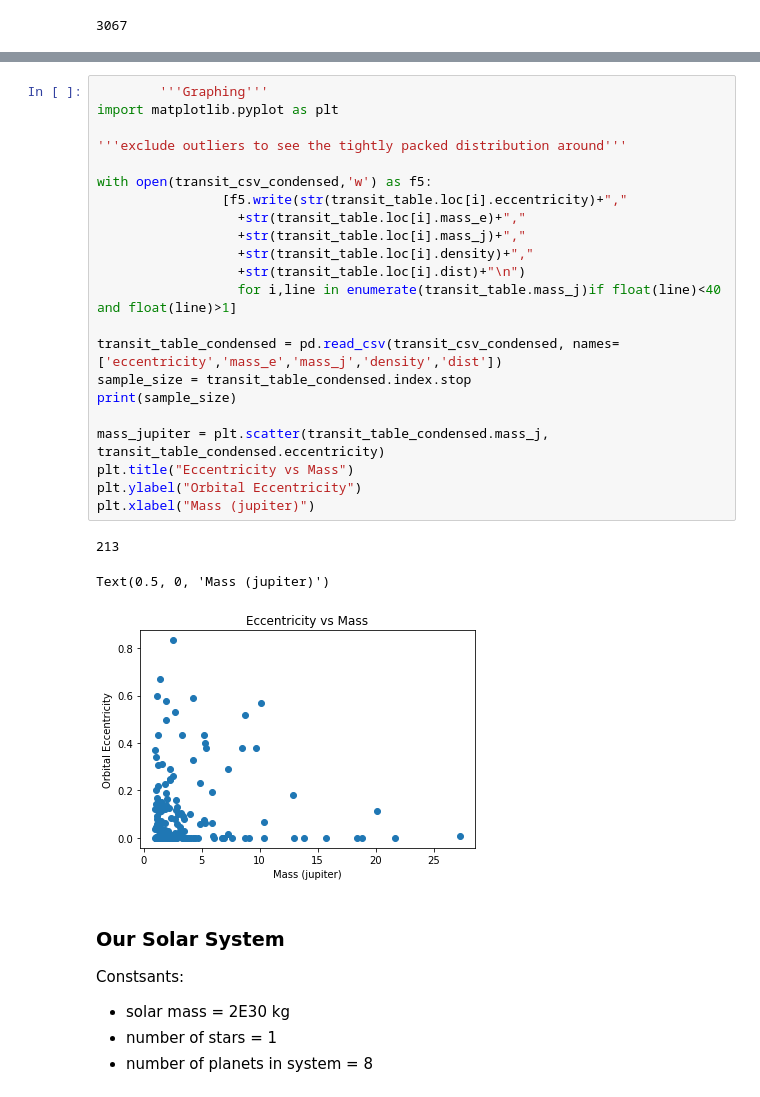
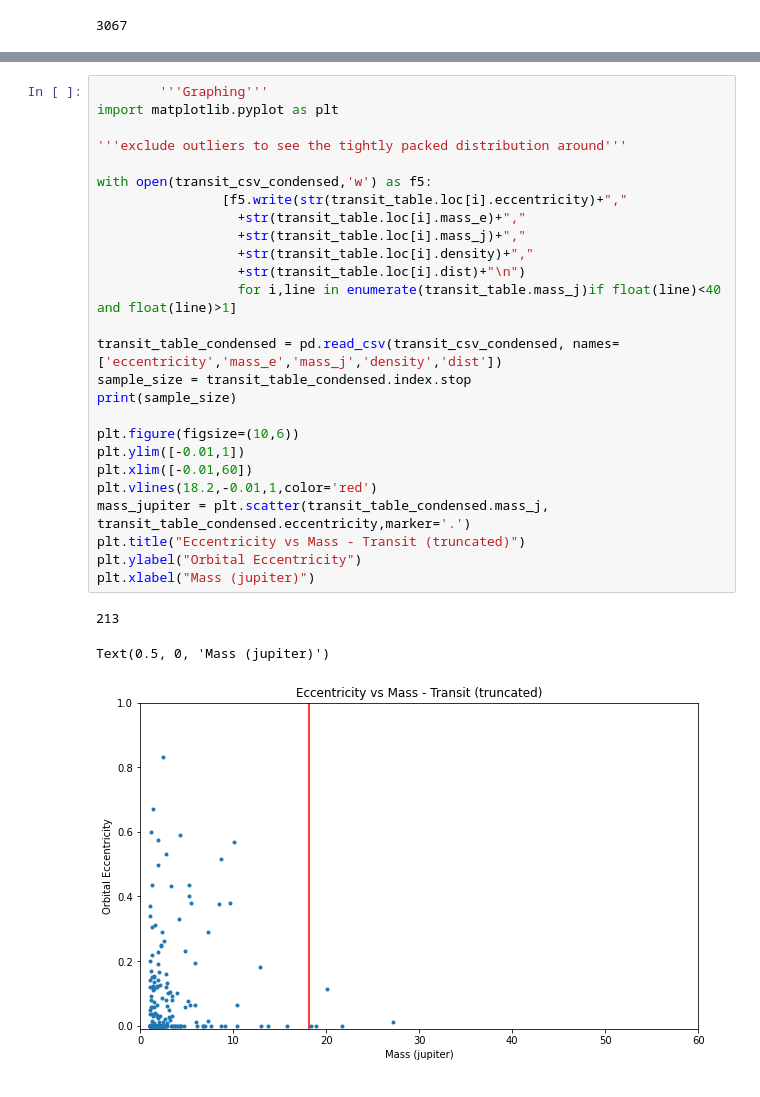
Before and after one commit to the-soph-ia/Astrophysics-EE, a Jupyter notebook: src/Graphing Scripts.ipynb, the cells around one changed output, grey strips where cells are left out. Saved outputs shown, nothing was run; the diff lists cells and outputs as text.

```diff
--- a/src/Graphing Scripts.ipynb
+++ b/src/Graphing Scripts.ipynb
@@ -140,32 +171,30 @@ Text(0.5, 0, 'Mass (jupiter)')
 # %%
         '''Graphing'''
 import matplotlib.pyplot as plt
 
 '''exclude outliers to see the tightly packed distribution around'''
 
 with open(transit_csv_condensed,'w') as f5:
                 [f5.write(str(transit_table.loc[i].eccentricity)+","
                   +str(transit_table.loc[i].mass_e)+","
                   +str(transit_table.loc[i].mass_j)+","
                   +str(transit_table.loc[i].density)+","
                   +str(transit_table.loc[i].dist)+"\n")
                   for i,line in enumerate(transit_table.mass_j)if float(line)<40 and float(line)>1]
 
 transit_table_condensed = pd.read_csv(transit_csv_condensed, names=['eccentricity','mass_e','mass_j','density','dist'])
 sample_size = transit_table_condensed.index.stop
 print(sample_size)
 
-mass_jupiter = plt.scatter(transit_table_condensed.mass_j, transit_table_condensed.eccentricity)
-plt.title("Eccentricity vs Mass")
+plt.figure(figsize=(10,6))
+plt.ylim([-0.01,1])
+plt.xlim([-0.01,60])
+plt.vlines(18.2,-0.01,1,color='red')
+mass_jupiter = plt.scatter(transit_table_condensed.mass_j, transit_table_condensed.eccentricity,marker='.')
+plt.title("Eccentricity vs Mass - Transit (truncated)")
 plt.ylabel("Orbital Eccentricity")
 plt.xlabel("Mass (jupiter)")
 # %% [output]
 213
 Text(0.5, 0, 'Mass (jupiter)')
-[figure, old version]
+[figure, new version]
-# %% [markdown]
-### Our Solar System
-Constsants:
-- solar mass = 2E30 kg
-- number of stars = 1
-- number of planets in system = 8
```
Also changed, not shown: parts of 29 cells of this notebook.
